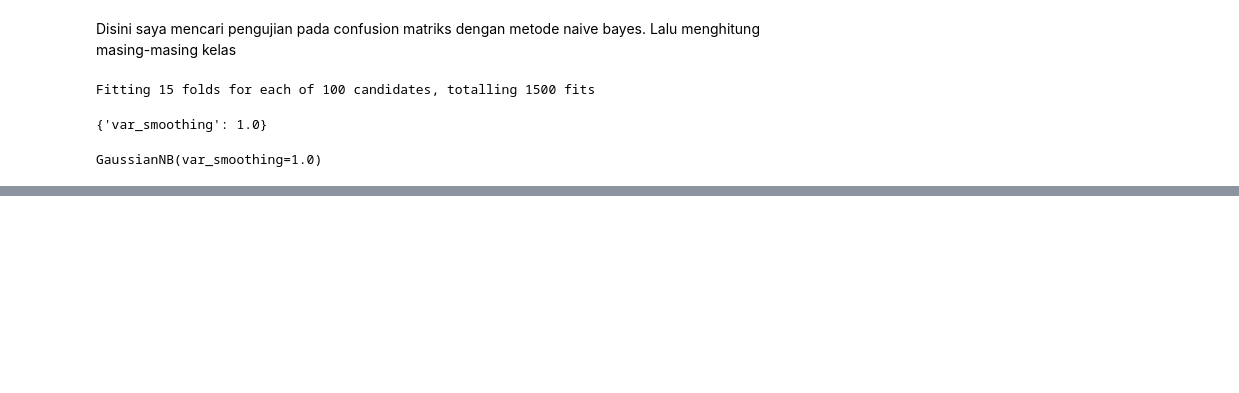
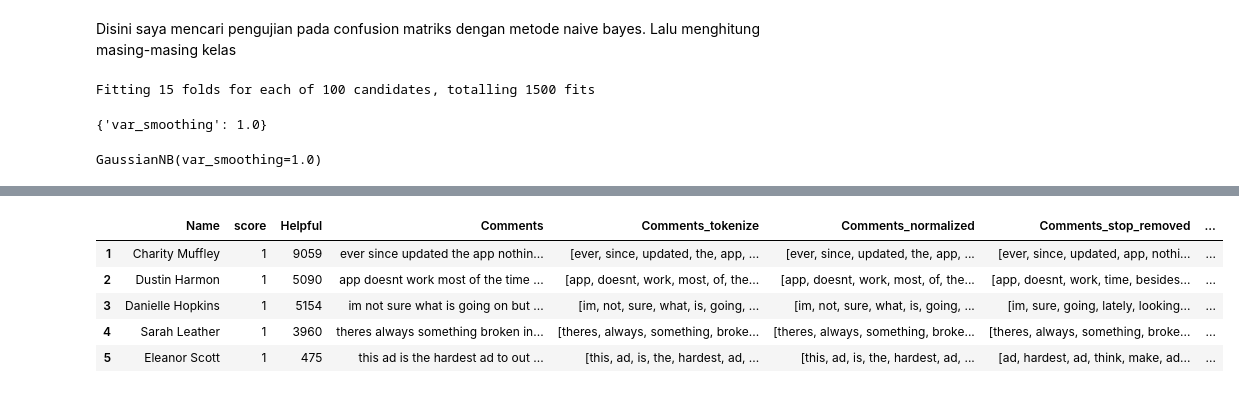
Before and after one commit to RohmiG/Kaggle, a Jupyter notebook: sentiment-analysis-berbasis-nlp-dalam-facebook.ipynb, the cells around one changed output, grey strips where cells are left out. Cells and saved outputs as stored; diff of their text form; code cells hidden in the pictures; blank space fills up the shorter version.

```diff
--- a/sentiment-analysis-berbasis-nlp-dalam-facebook.ipynb
+++ b/sentiment-analysis-berbasis-nlp-dalam-facebook.ipynb
@@ -757,0 +761,12 @@ drwxr-xr-x 6 root root    4096 Oct 19 15:27 ..
+# %%
+import pandas as pd
+pd.set_option("display.max_colwidth", None)
+
+data.head(5)
+# %% [output]
+|  | Name | score | Helpful | Comments | Comments_tokenize | Comments_normalized | Comments_stop_removed | ... |
+| 1 | Charity Muffley | 1 | 9059 | ever since updated the app nothin... | [ever, since, updated, the, app, ... | [ever, since, updated, the, app, ... | [ever, since, updated, app, nothi... | ... |
+| 2 | Dustin Harmon | 1 | 5090 | app doesnt work most of the time ... | [app, doesnt, work, most, of, the... | [app, doesnt, work, most, of, the... | [app, doesnt, work, time, besides... | ... |
+| 3 | Danielle Hopkins | 1 | 5154 | im not sure what is going on but ... | [im, not, sure, what, is, going, ... | [im, not, sure, what, is, going, ... | [im, sure, going, lately, looking... | ... |
+| 4 | Sarah Leather | 1 | 3960 | theres always something broken in... | [theres, always, something, broke... | [theres, always, something, broke... | [theres, always, something, broke... | ... |
+| 5 | Eleanor Scott | 1 | 475 | this ad is the hardest ad to out ... | [this, ad, is, the, hardest, ad, ... | [this, ad, is, the, hardest, ad, ... | [ad, hardest, ad, think, make, ad... | ... |
```
Also changed, not shown: parts of 31 cells of this notebook.
